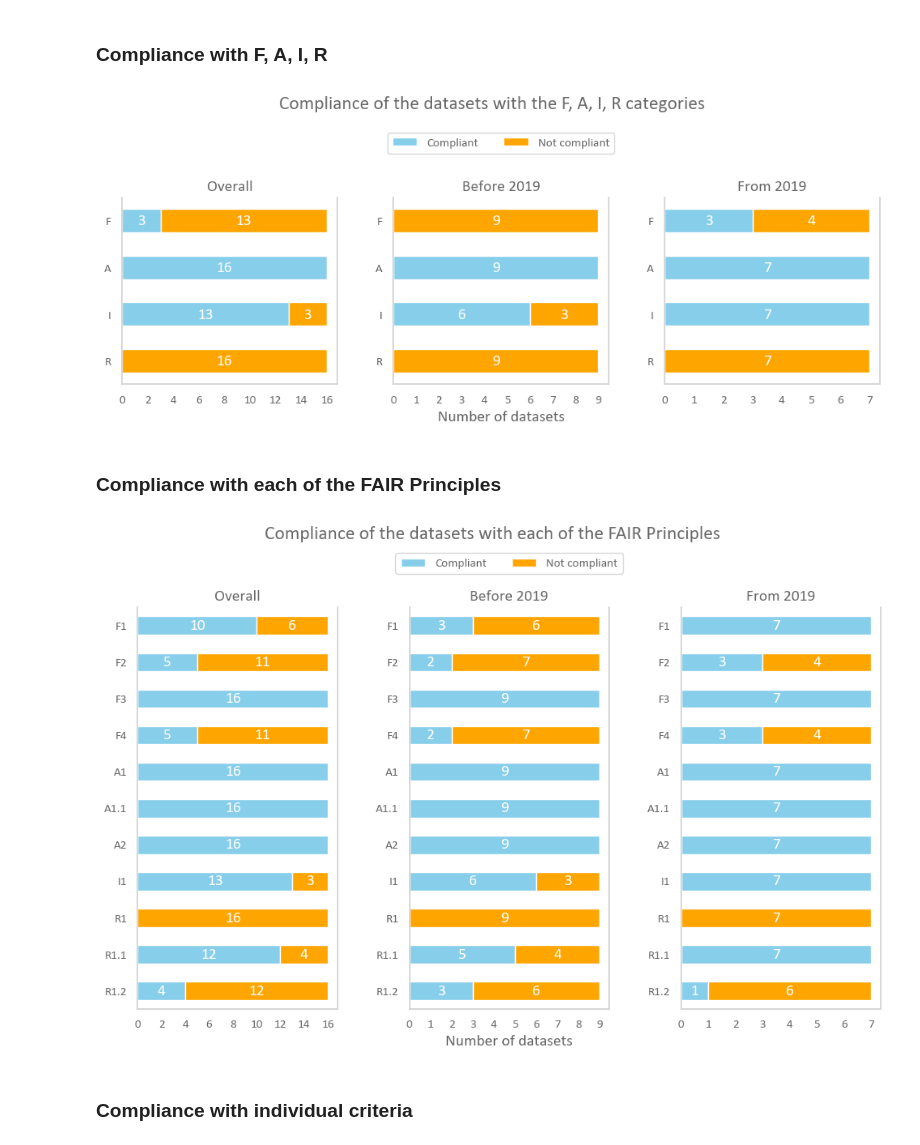
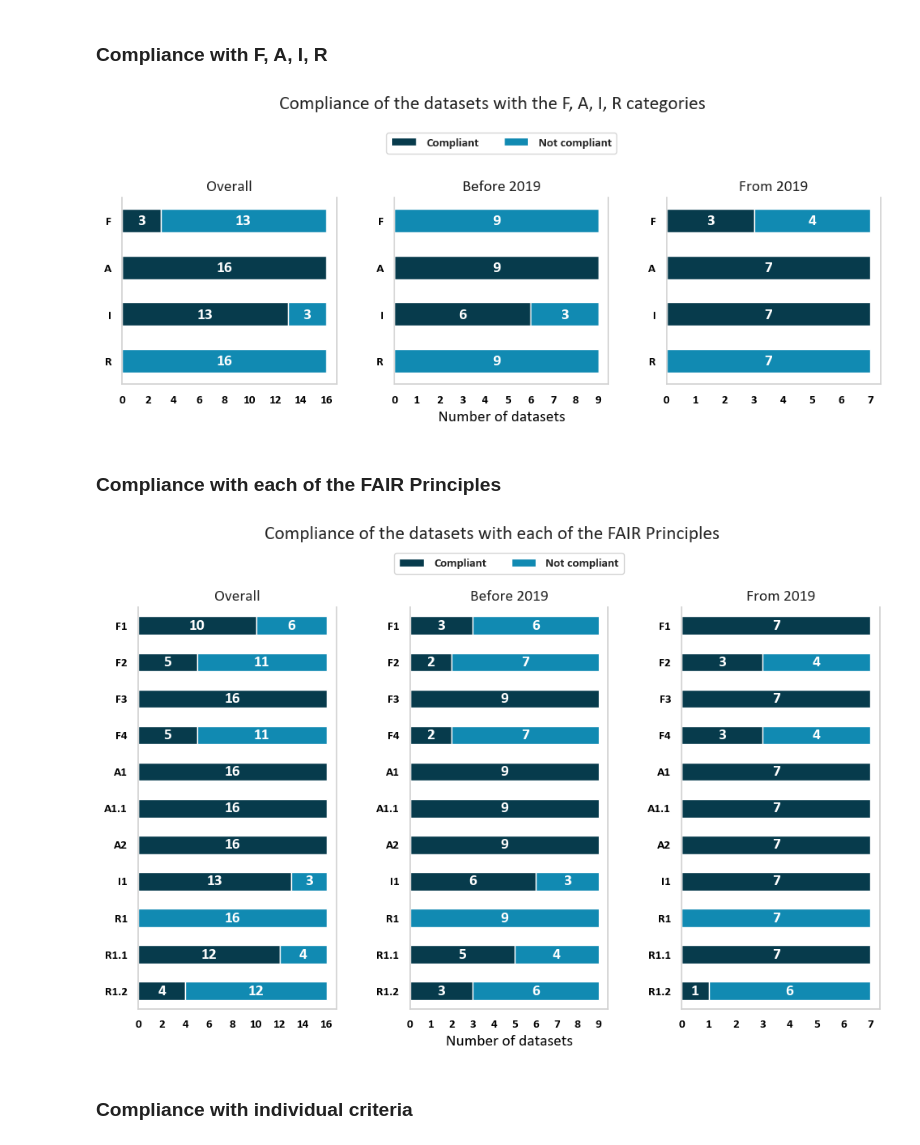
Before and after one commit to fairdataihub/FAIR-AMD-OCT-paper-code, a Jupyter notebook: main.ipynb, the cells around one changed output. Saved outputs shown, nothing was run; the diff lists cells and outputs as text; code cells hidden in the pictures.

Commit message:
fix: figures color

```diff
--- a/main.ipynb
+++ b/main.ipynb
@@ -19,27 +19,35 @@ sns.set(
         "axes.edgecolor": "lightgrey",
         "axes.facecolor": "None",
         "axes.grid": False,
-        "axes.labelcolor": "dimgrey",
+        "axes.labelcolor": "black",
         "axes.spines.right": True,
         "axes.spines.top": False,
+        "font.weight": "bold",
         "figure.facecolor": "white",
         "lines.solid_capstyle": "round",
         "patch.edgecolor": "w",
         "patch.force_edgecolor": True,
-        "text.color": "dimgrey",
         "xtick.bottom": False,
-        "xtick.color": "dimgrey",
+        "xtick.color": "black",
         "xtick.direction": "out",
         "xtick.top": False,
-        "ytick.color": "dimgrey",
+        "ytick.color": "black",
         "ytick.direction": "out",
         "ytick.left": False,
         "ytick.right": False,
     },
 )
 sns.set_context(
-    "notebook", rc={"font.size": 14, "axes.titlesize": 14, "axes.labelsize": 14}
+    "notebook",
+    rc={
+        "font.size": 14,
+        "axes.titlesize": 14,
+        "axes.labelsize": 14,
+        "text.color": "black",
+    },
 )
+
+colors = ["#073b4c", "#ffd166", "#06d6a0", "#118ab2", "#ef476f", "#fb5607"]
 # %% [markdown]
 ## General functions
 # %%
@@ -245,6 +253,7 @@ ax = df_where_published_year.plot(
     stacked=True,
     ylabel="Number of datasets",
     title="Where datasets were published based on their publication year",
+    color = colors
 )
 
 ax.grid(axis="y", color="0.9")
@@ -331,12 +340,12 @@ for idx, df_c in enumerate(df_lists):
         except:
             number_compliant_with_count.append(0)
     ax = axs[idx]
-    ax.bar(compliant_counts, number_compliant_with_count, color="skyblue")
+    ax.bar(compliant_counts, number_compliant_with_count, color=colors[0])
     ax.set_xlabel = "Number of Principles fulfilled"
     ax.set_ylabel = "Number of datasets"
 
     ax.set_title(
-        "Number of datasets complying with number of Principles" + title_suffixes[idx]
+        "Number of datasets complying with number of Principles" + title_suffixes[idx],
     )
     # ax.xaxis.set_label("Number of Principles fulfilled")
     ax.xaxis.set_ticks(compliant_counts)
@@ -404,7 +413,7 @@ for i_num, df_c in enumerate(df_list):
         ax=ax,
         kind="barh",
         stacked=True,
-        color=["skyblue", "orange"],
+        color=[colors[0], colors[3]],
         title=title_list[i_num],
     )
 
@@ -420,20 +429,24 @@ for i_num, df_c in enumerate(df_list):
             fancybox=True,
             shadow=False,
         )
-        ax.set_xlabel("Number of datasets")
+        ax.set_xlabel("Number of datasets", color="black")
     else:
         ax.get_legend().remove()
 
     for c in ax.containers:
         ax.bar_label(
-            c, fmt=lambda x: int(x) if x > 0 else "", label_type="center", color="white"
+            c,
+            fmt=lambda x: int(x) if x > 0 else "",
+            label_type="center",
+            color="white",
+            fontweight="bold",
         )
 fig.suptitle("Compliance of the datasets with the F, A, I, R categories", y=0.85)
 fig.tight_layout()
 plt.savefig("output/compliance_fair_categories.png", bbox_inches="tight")
 plt.show()
 # %% [output]
-[figure, old version]
+[figure, new version]
 # %% [markdown]
 ### Compliance with each of the FAIR Principles
 # %%
@@ -458,37 +471,41 @@ for i_num, df_c in enumerate(df_list):
     df_principle_compliance.plot(
         ax=ax,
         kind="barh",
         stacked=True,
-        color=["skyblue", "orange"],
+        color=[colors[0], colors[3]],
         title=title_list[i_num],
     )
 
     ax.invert_yaxis()
     # ax.xaxis.set_ticks(list(range(0, len(df) + 1)))
     ax.xaxis.set_major_locator(MaxNLocator(integer=True))
 
     if i_num == 1:
         ax.legend(
             loc="upper center",
             bbox_to_anchor=(0.5, 1.15),
             ncol=3,
             fancybox=True,
             shadow=False,
         )
-        ax.set_xlabel("Number of datasets")
+        ax.set_xlabel("Number of datasets", color="black")
     else:
         ax.get_legend().remove()
 
     for c in ax.containers:
         ax.bar_label(
-            c, fmt=lambda x: int(x) if x > 0 else "", label_type="center", color="white"
+            c,
+            fmt=lambda x: int(x) if x > 0 else "",
+            label_type="center",
+            color="white",
+            fontweight="bold",
         )
 fig.suptitle("Compliance of the datasets with each of the FAIR Principles", y=0.95)
 fig.tight_layout()
 plt.savefig("output/compliance_each_fair_principles.png", bbox_inches="tight")
 plt.show()
 # %% [output]
-[figure, old version]
+[figure, new version]
 # %% [markdown]
 ### Compliance with individual criteria
 # %%
```
Also changed, not shown: parts of 5 cells of this notebook, 5 other files.
